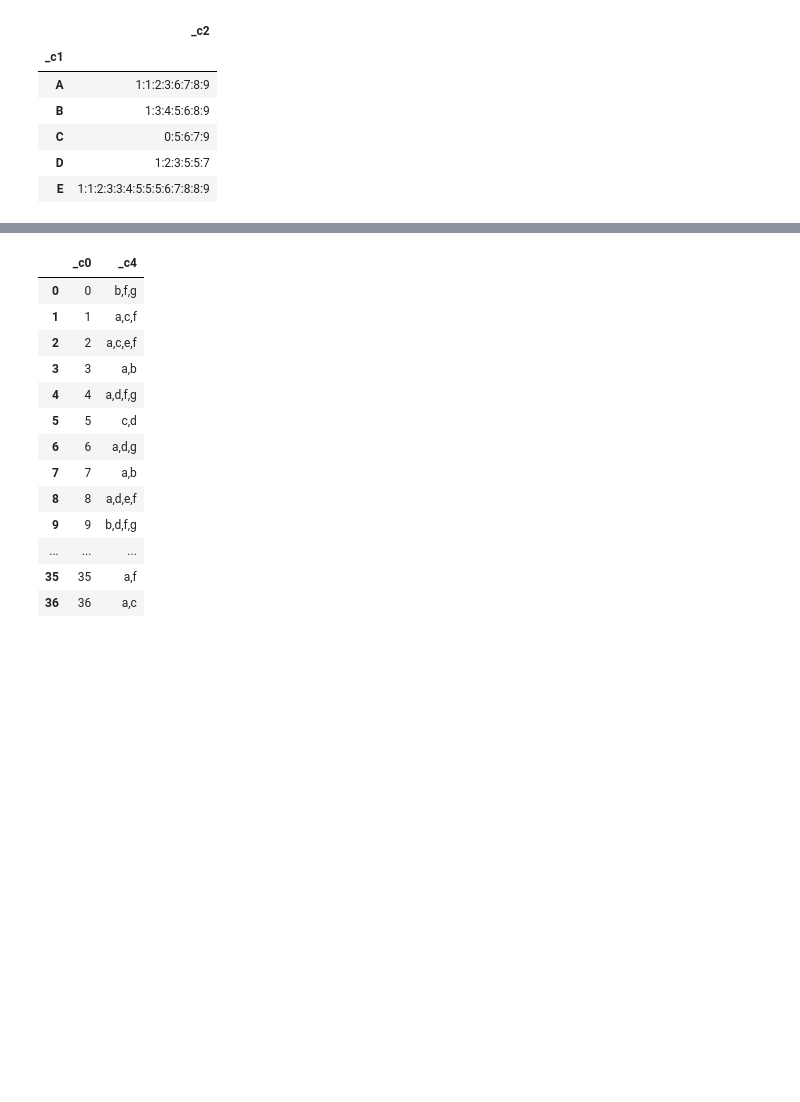
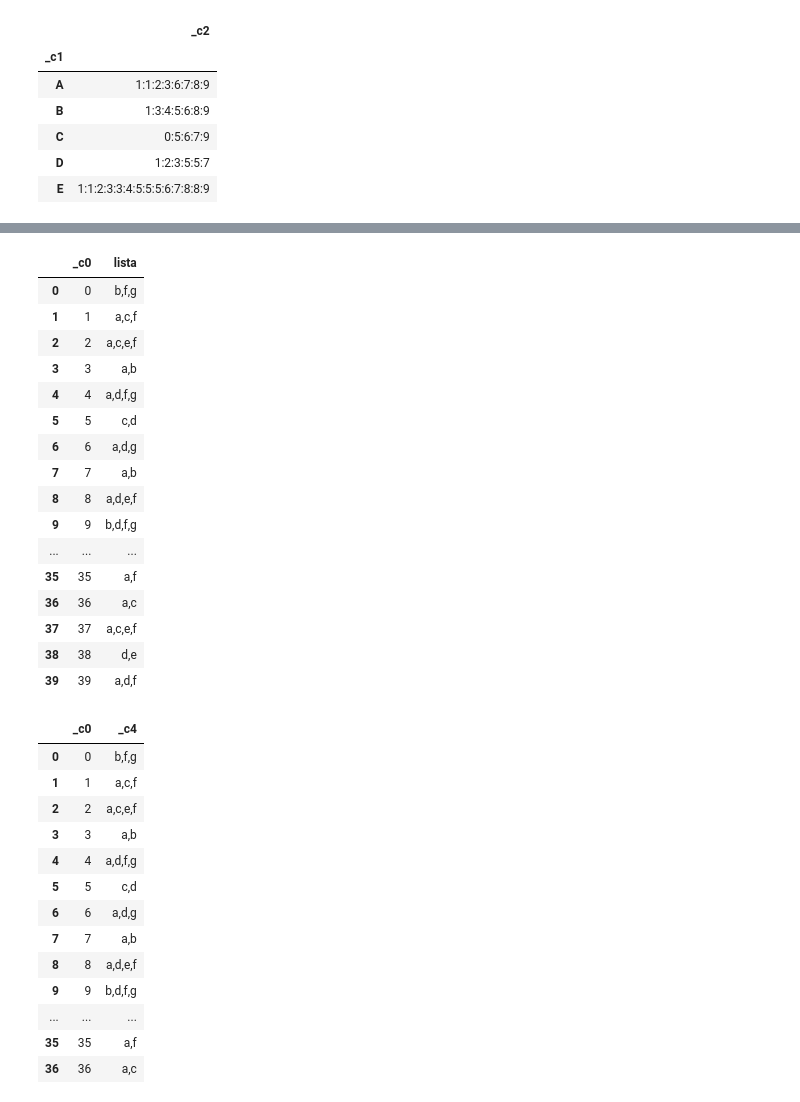
Before and after one commit to ciencia-de-los-datos/programacion-usando-pandas-Dimorenoa, a Jupyter notebook: Lab2 Pandas.ipynb, the cells around one changed output, grey strips where cells are left out. Saved outputs shown, nothing was run; the diff lists cells and outputs as text; code cells hidden in the pictures; blank space fills up the shorter version.

```diff
--- a/Lab2 Pandas.ipynb
+++ b/Lab2 Pandas.ipynb
@@ -505,8 +522,28 @@ UnboundLocalError: local variable 'tbl1' referenced before assignment
 # %%
-tbl1=tbl1.sort_values('_c4')
-tabla=tbl1.groupby('_c0')['_c4'].agg(','.join)
-tabla=tabla.reset_index()
-tabla['_c4']=tabla['_c4'].apply(lambda x: ','.join((sorted(x.split(':')))))
+df=tbl1
+df=df.sort_values('_c4')
+df=df.groupby('_c0')['_c4'].apply(lambda x: ','.join(x))
+df=df.reset_index()
+df.columns=['_c0','lista']
+df
+# %% [output]
+|  | _c0 | lista |
+| 0 | 0 | b,f,g |
+| 1 | 1 | a,c,f |
+| 2 | 2 | a,c,e,f |
+| 3 | 3 | a,b |
+| 4 | 4 | a,d,f,g |
+| 5 | 5 | c,d |
+| 6 | 6 | a,d,g |
+| 7 | 7 | a,b |
+| 8 | 8 | a,d,e,f |
+| 9 | 9 | b,d,f,g |
+| ... | ... | ... |
+| 35 | 35 | a,f |
+| 36 | 36 | a,c |
+| 37 | 37 | a,c,e,f |
+| 38 | 38 | d,e |
+| 39 | 39 | a,d,f |
 # %%
 tabla
 # %% [output]
```
Also changed, not shown: parts of 2 cells of this notebook, 1 other file.
